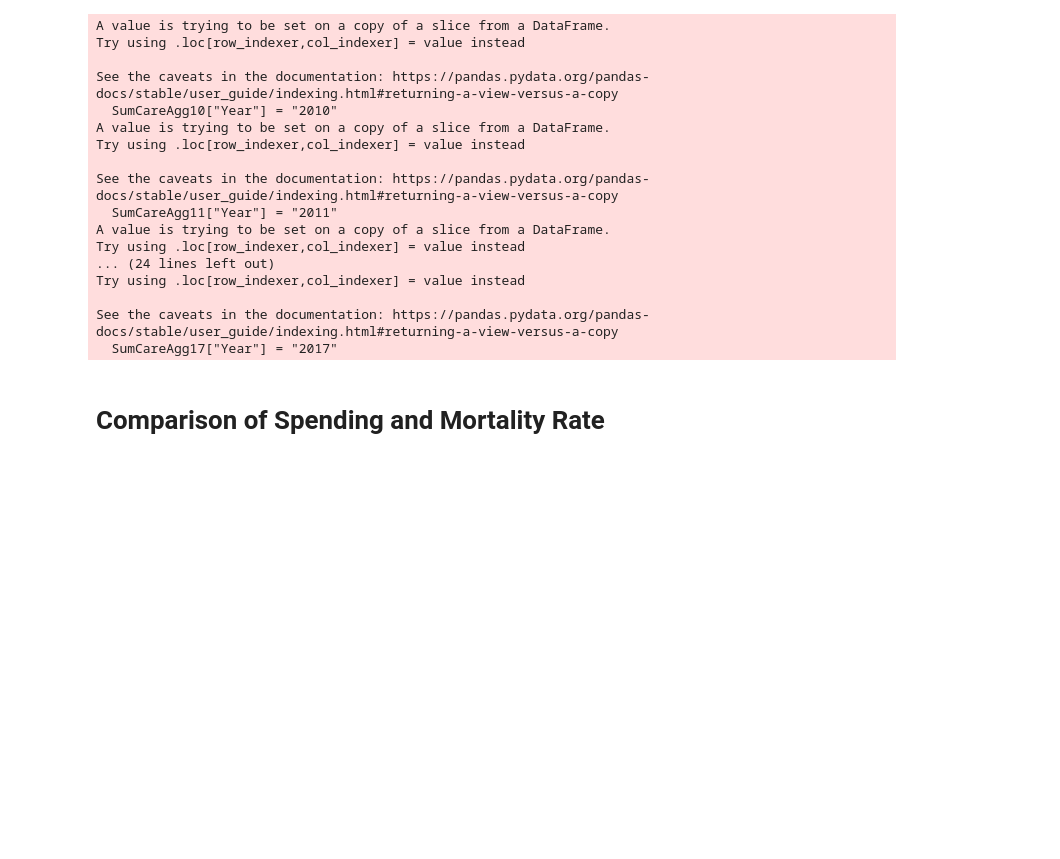
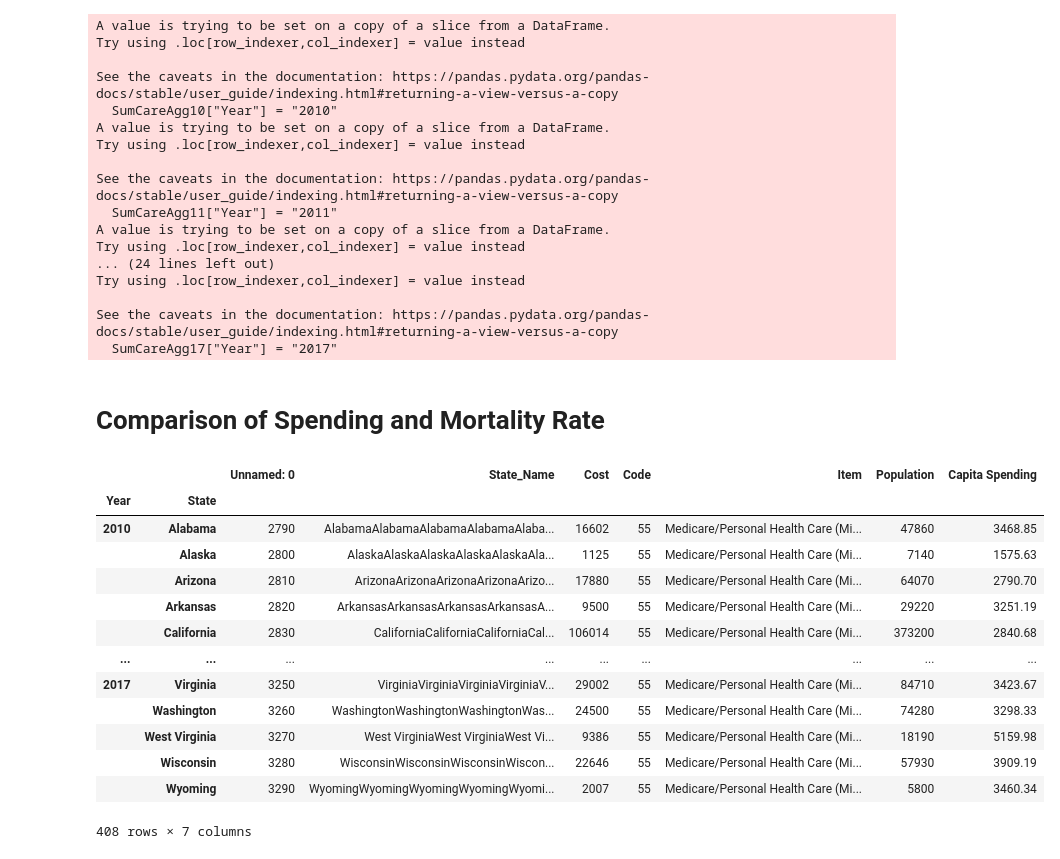
Before and after one commit to fuijo/Team-3-The-Outliers, a Jupyter notebook: MortalityCalculations.ipynb, the cells around one changed output. Saved outputs shown, nothing was run; the diff lists cells and outputs as text; code cells hidden in the pictures; blank space fills up the shorter version.

```diff
--- a/MortalityCalculations.ipynb
+++ b/MortalityCalculations.ipynb
@@ -64,15 +64,36 @@ Popdf = pd.read_csv("CleanedData/USPopTall.csv")
 # Comparison of Spending and Mortality Rate
 # %%
 #Select necessary columns and combine on State (Death and Aggregate)
-Popdf = Popdf[['Year','State_Name','Population']]
-Popdf = Popdf.rename(columns = {'State_Name':'State'})
+#print(Popdf)
+#Popdf = Popdf[['Year','State','Population']]
+#Popdf = Popdf.rename(columns = {'State_Name':'State'})
 Mortatlitydf = pd.merge(Deathdf,Popdf,how = 'inner',on=['State','Year'])
 Mortatlitydf['Population'] = Mortatlitydf['Population']*1000
 Mortatlitydf['Mortality Rate']= round((Mortatlitydf['Deaths']/Mortatlitydf['Population'])*100,2)
 Spendingdf = Spendingdf.sort_values(by=['Year','State_Name'])
 Mortatlitydf = Mortatlitydf.sort_values(by = ['Year','State'])
+Percapspend = pd.merge(Spendingdf,Popdf,how='inner',right_on=['State','Year'],left_on=['State_Name','Year'])
+Percapspend["Capita Spending"] = round(Percapspend["Cost"]/Percapspend["Population"]*1000,2)
 SumSpenddf = Spendingdf.groupby(['Year','State_Name'])
 SumSpenddf = SumSpenddf.sum()
+Percapspend= Percapspend.groupby(['Year','State'])
+Sumcapspend = Percapspend.sum()
+Sumcapspend
+# %% [output]
+|  |  | Unnamed: 0 | State_Name | Cost | Code | Item | Population | Capita Spending |
+| Year | State |  |  |  |  |  |  |  |
+| 2010 | Alabama | 2790 | AlabamaAlabamaAlabamaAlabamaAlaba... | 16602 | 55 | Medicare/Personal Health Care (Mi... | 47860 | 3468.85 |
+|  | Alaska | 2800 | AlaskaAlaskaAlaskaAlaskaAlaskaAla... | 1125 | 55 | Medicare/Personal Health Care (Mi... | 7140 | 1575.63 |
+|  | Arizona | 2810 | ArizonaArizonaArizonaArizonaArizo... | 17880 | 55 | Medicare/Personal Health Care (Mi... | 64070 | 2790.70 |
+|  | Arkansas | 2820 | ArkansasArkansasArkansasArkansasA... | 9500 | 55 | Medicare/Personal Health Care (Mi... | 29220 | 3251.19 |
+|  | California | 2830 | CaliforniaCaliforniaCaliforniaCal... | 106014 | 55 | Medicare/Personal Health Care (Mi... | 373200 | 2840.68 |
+| ... | ... | ... | ... | ... | ... | ... | ... | ... |
+| 2017 | Virginia | 3250 | VirginiaVirginiaVirginiaVirginiaV... | 29002 | 55 | Medicare/Personal Health Care (Mi... | 84710 | 3423.67 |
+|  | Washington | 3260 | WashingtonWashingtonWashingtonWas... | 24500 | 55 | Medicare/Personal Health Care (Mi... | 74280 | 3298.33 |
+|  | West Virginia | 3270 | West VirginiaWest VirginiaWest Vi... | 9386 | 55 | Medicare/Personal Health Care (Mi... | 18190 | 5159.98 |
+|  | Wisconsin | 3280 | WisconsinWisconsinWisconsinWiscon... | 22646 | 55 | Medicare/Personal Health Care (Mi... | 57930 | 3909.19 |
+|  | Wyoming | 3290 | WyomingWyomingWyomingWyomingWyomi... | 2007 | 55 | Medicare/Personal Health Care (Mi... | 5800 | 3460.34 |
+408 rows × 7 columns
 # %%
 #create the graphs
 #Define ScatPlotandReg creates a scatter plot with a linear Regression show as well as an Rsquared value
```
Also changed, not shown: parts of 2 cells of this notebook, 1 other file.
